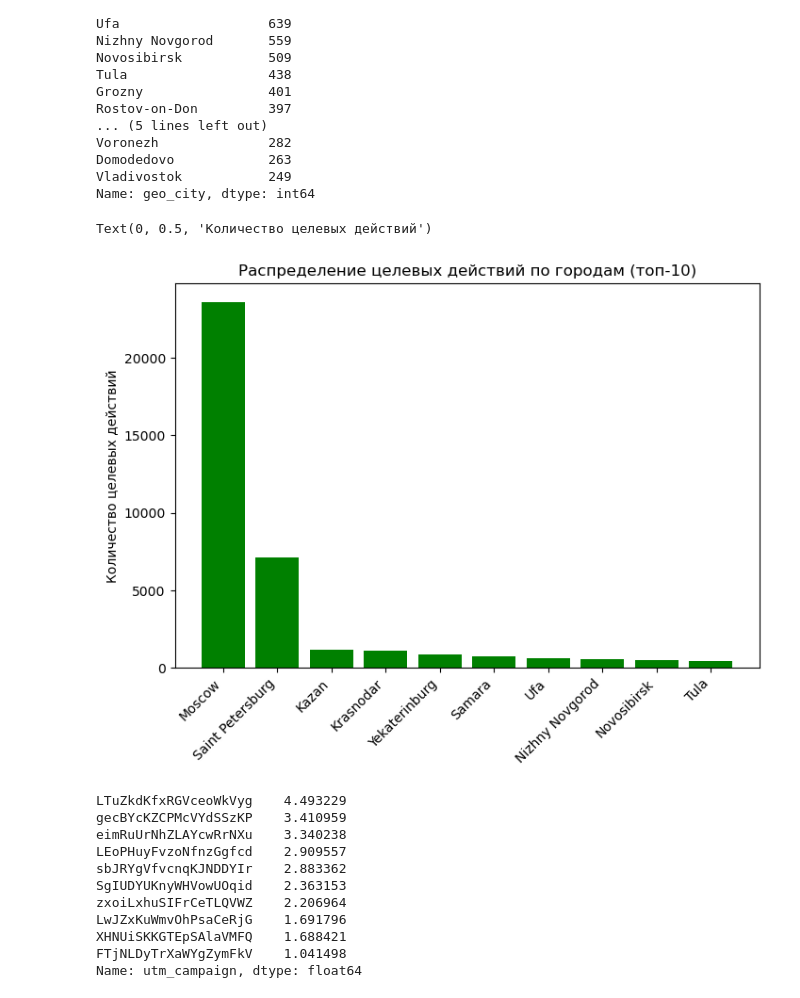
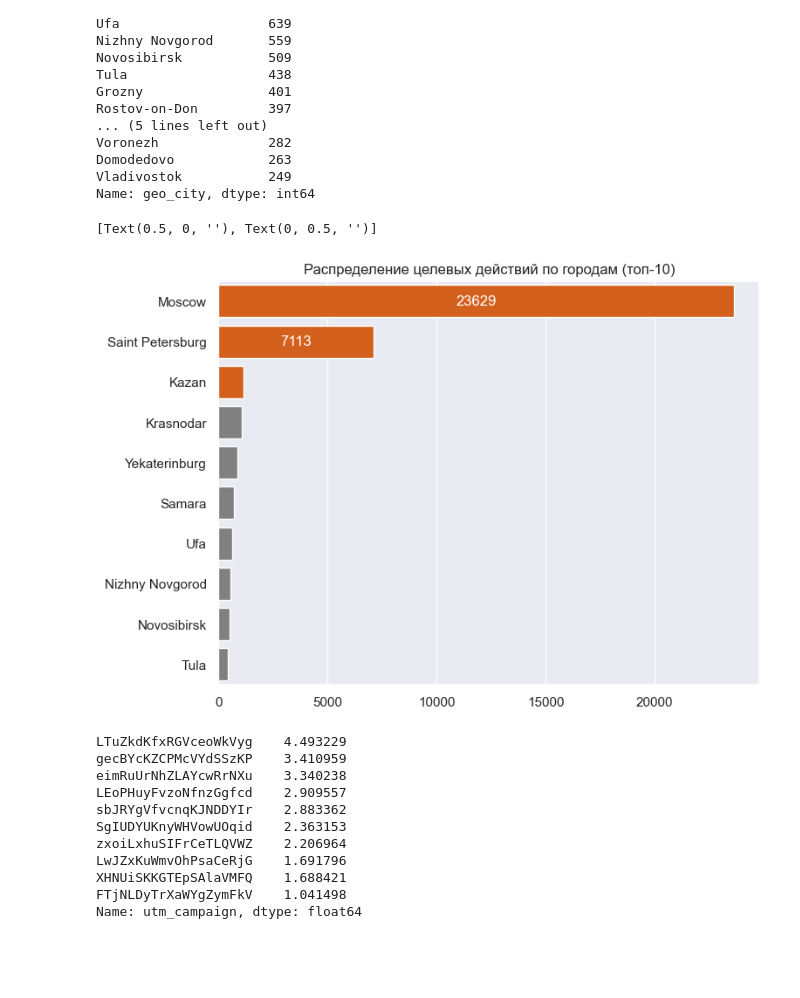
Before and after one commit to Dimayo/car_subscription, a Jupyter notebook: subscription_data.ipynb, the cells around one changed output. Saved outputs shown, nothing was run; the diff lists cells and outputs as text; code cells hidden in the pictures; blank space fills up the shorter version.

```diff
--- a/subscription_data.ipynb
+++ b/subscription_data.ipynb
@@ -310,9 +314,11 @@ df_bar = df['device_category'].value_counts()
 df_bar = df_bar.reset_index()
 df_bar.rename(columns = {'index': 'device_category', 'device_category': 'visits'}, inplace = True)
 
+sns.set()
 fig,ax = plt.subplots(figsize=(8,6))
-ax.bar(df_bar['device_category'], df_bar['visits'], color='green')
+cols = ['grey' if (x < max(df_bar.visits)) else '#f25700' for x in df_bar.visits]
+sns.barplot(y = df_bar['device_category'], x = df_bar['visits'], palette=cols)
+ax.xaxis.set_major_formatter(FormatStrFormatter('%.0f'))
 ax.set_title('Распределение визитов по категогии устройства')
-ax.set_ylabel('Количество визитов')
-ax.yaxis.set_major_formatter(FormatStrFormatter('%.0f'))
+ax.set(xlabel=None, ylabel=None)
 # %% [output]
@@ -597,17 +605,19 @@ Name: geo_city, dtype: int64
 # %%
 df_geo_city = df.geo_city[(df['target_action'] == 1) & (df.geo_city != '(not set)')].value_counts()
 df_geo_city = df_geo_city.iloc[0:10]
 df_geo_city =  df_geo_city.reset_index()
 df_geo_city.rename(columns = {'index': 'geo_city', 'geo_city': 'target_actions'}, inplace = True)
 
 fig,ax = plt.subplots(figsize=(8,6))
-fig.autofmt_xdate(rotation=45)
-ax.bar(df_geo_city['geo_city'], df_geo_city['target_actions'], color='green')
+cols = ['#f25700' if (x in list(df_geo_city['target_actions'][:3])) else 'grey' for x in df_geo_city['target_actions']]
+sns.barplot(y = df_geo_city['geo_city'], x = df_geo_city['target_actions'], palette=cols)
+values =list(df_geo_city['target_actions'][:2]) + [' ',' ',' ',' ',' ',' ',' ',' ']
+ax.bar_label(ax.containers[0], fontsize=12, label_type='center', color='white',labels=values)
 ax.set_title('Распределение целевых действий по городам (топ-10)')
-ax.set_ylabel('Количество целевых действий')
+ax.set(xlabel=None, ylabel=None)
 # %% [output]
-Text(0, 0.5, 'Количество целевых действий')
+[Text(0.5, 0, ''), Text(0, 0.5, '')]
-[figure, old version]
+[figure, new version]
 # %%
 #2 Самый целевой трафик с точки зрения CR
 
```
Also changed, not shown: parts of 20 cells of this notebook.
